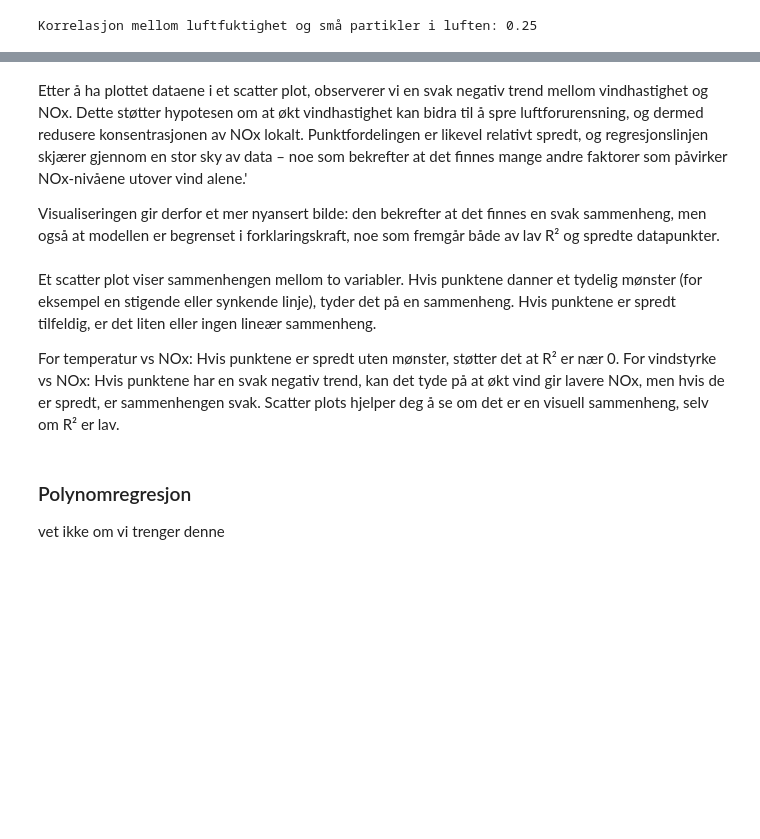
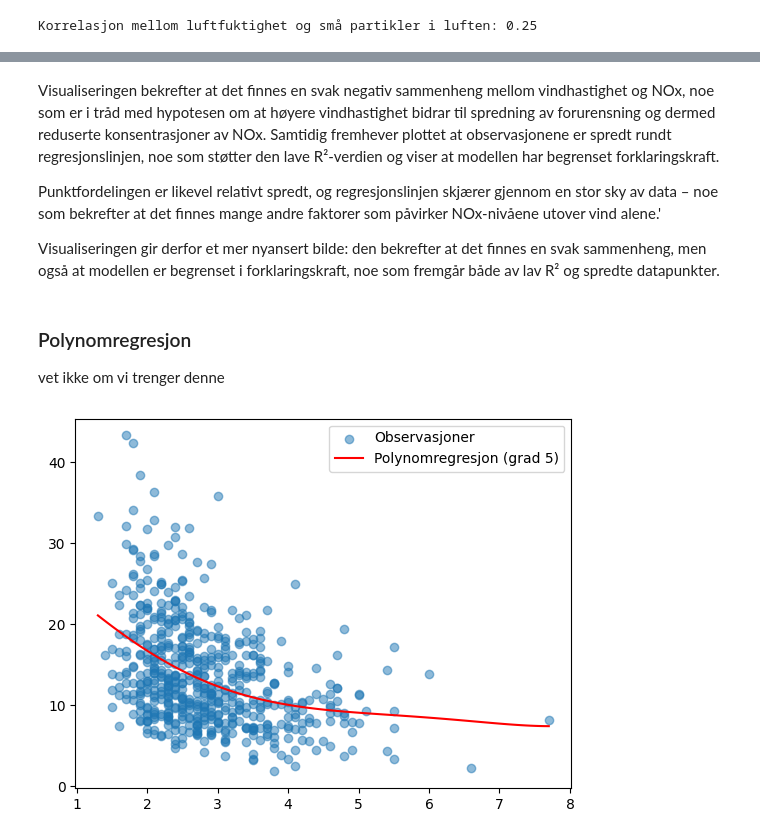
Before and after one commit to andre-hegre/Miljoeanalyse, a Jupyter notebook: proj_environment-main/notebooks/Dataanalyse.ipynb, the cells around one changed output, grey strips where cells are left out. Cells and saved outputs as stored; diff of their text form; code cells hidden in the pictures; blank space fills up the shorter version.

```diff
--- a/proj_environment-main/notebooks/Dataanalyse.ipynb
+++ b/proj_environment-main/notebooks/Dataanalyse.ipynb
@@ -239,13 +252,9 @@ plt.show()
 # %% [markdown]
-Etter å ha plottet dataene i et scatter plot, observerer vi en svak negativ trend mellom vindhastighet og NOx. Dette støtter hypotesen om at økt vindhastighet kan bidra til å spre luftforurensning, og dermed redusere konsentrasjonen av NOx lokalt. Punktfordelingen er likevel relativt spredt, og regresjonslinjen skjærer gjennom en stor sky av data – noe som bekrefter at det finnes mange andre faktorer som påvirker NOx-nivåene utover vind alene.'
+Visualiseringen bekrefter at det finnes en svak negativ sammenheng mellom vindhastighet og NOx, noe som er i tråd med hypotesen om at høyere vindhastighet bidrar til spredning av forurensning og dermed reduserte konsentrasjoner av NOx. Samtidig fremhever plottet at observasjonene er spredt rundt regresjonslinjen, noe som støtter den lave R²-verdien og viser at modellen har begrenset forklaringskraft.
+
+Punktfordelingen er likevel relativt spredt, og regresjonslinjen skjærer gjennom en stor sky av data – noe som bekrefter at det finnes mange andre faktorer som påvirker NOx-nivåene utover vind alene.'
 
 Visualiseringen gir derfor et mer nyansert bilde: den bekrefter at det finnes en svak sammenheng, men også at modellen er begrenset i forklaringskraft, noe som fremgår både av lav R² og spredte datapunkter.
-# %% [markdown]
-Et scatter plot viser sammenhengen mellom to variabler. Hvis punktene danner et tydelig mønster (for eksempel en stigende eller synkende linje), tyder det på en sammenheng. Hvis punktene er spredt tilfeldig, er det liten eller ingen lineær sammenheng.
-
-For temperatur vs NOx: Hvis punktene er spredt uten mønster, støtter det at R² er nær 0.
-For vindstyrke vs NOx: Hvis punktene har en svak negativ trend, kan det tyde på at økt vind gir lavere NOx, men hvis de er spredt, er sammenhengen svak.
-Scatter plots hjelper deg å se om det er en visuell sammenheng, selv om R² er lav.
 # %% [markdown]
 ### Polynomregresjon
 
@@ -253,18 +262,20 @@ vet ikke om vi trenger denne
 # %%
 from numpy.polynomial.polynomial import Polynomial
 
 # Tilpass et polynom av grad 2 (kan endres til 3, 4, osv.)
 coeffs = Polynomial.fit(x, y, deg=5)
 
 # Evaluer modellen for å få regresjonslinje
 x_fit = np.linspace(min(x), max(x), 100)
 y_fit = coeffs(x_fit)
 
 # Plot
 plt.scatter(x, y, alpha=0.5, label="Observasjoner")
-plt.plot(x_fit, y_fit, color="red", label="Polynomregresjon (grad 2)")
+plt.plot(x_fit, y_fit, color="red", label="Polynomregresjon (grad 5)")
 plt.legend()
 plt.show()
+# %% [output]
+[figure, added]
 # %%
 import numpy as np
 import matplotlib.pyplot as plt
```
Also changed, not shown: parts of 15 cells of this notebook.
